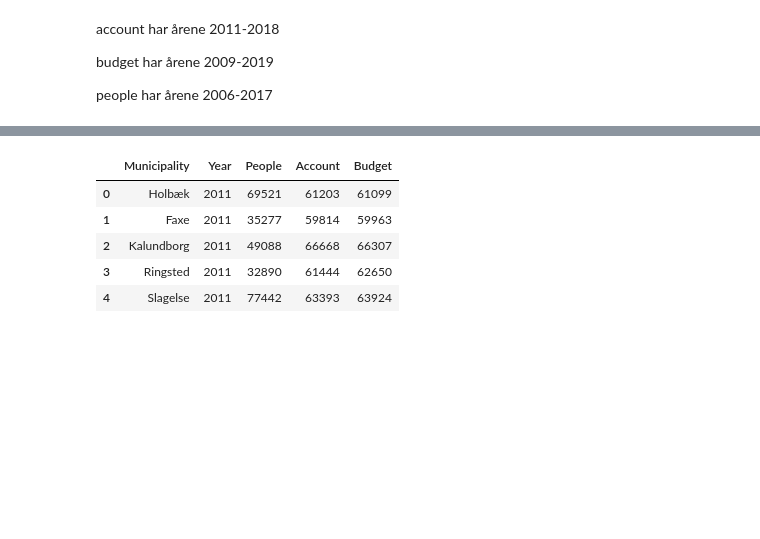
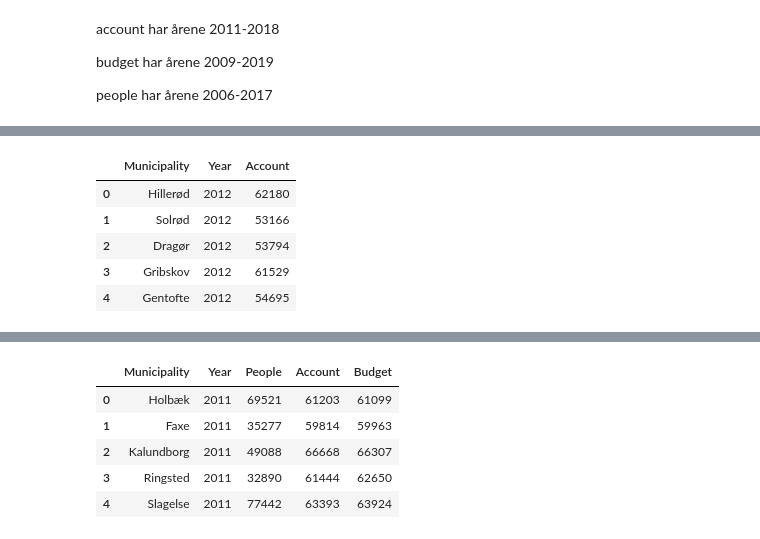
Before and after one commit to s-corfixen/projects-2019-snake-on-3310, a Jupyter notebook: Project/ny project.ipynb, the cells around one changed output, grey strips where cells are left out. Saved outputs shown, nothing was run; the diff lists cells and outputs as text; code cells hidden in the pictures; blank space fills up the shorter version.

```diff
--- a/Project/ny project.ipynb
+++ b/Project/ny project.ipynb
@@ -31,7 +45,16 @@ people.drop(["KØN", "ALDER", "PERSG", "BNØGLE"], axis=1, inplace=True)
 # %%
 budget.rename(columns = {"REGI07A":"Municipality", "TID": "Year", "INDHOLD":"Budget"}, inplace = True)
 account.rename(columns = {"OMRÅDE":"Municipality", "TID": "Year", "INDHOLD":"Account"}, inplace = True)
 people.rename(columns = {"OMRÅDE":"Municipality", "TID": "Year", "INDHOLD":"People"}, inplace = True)
+
+account.head()
+# %% [output]
+|  | Municipality | Year | Account |
+| 0 | Hillerød | 2012 | 62180 |
+| 1 | Solrød | 2012 | 53166 |
+| 2 | Dragør | 2012 | 53794 |
+| 3 | Gribskov | 2012 | 61529 |
+| 4 | Gentofte | 2012 | 54695 |
 # %%
 for val in ["Region", "Province", "All Denmark"]:
     for count, dataset in enumerate([people, budget, account]):
```
Also changed, not shown: parts of 12 cells of this notebook, 2 other files.
